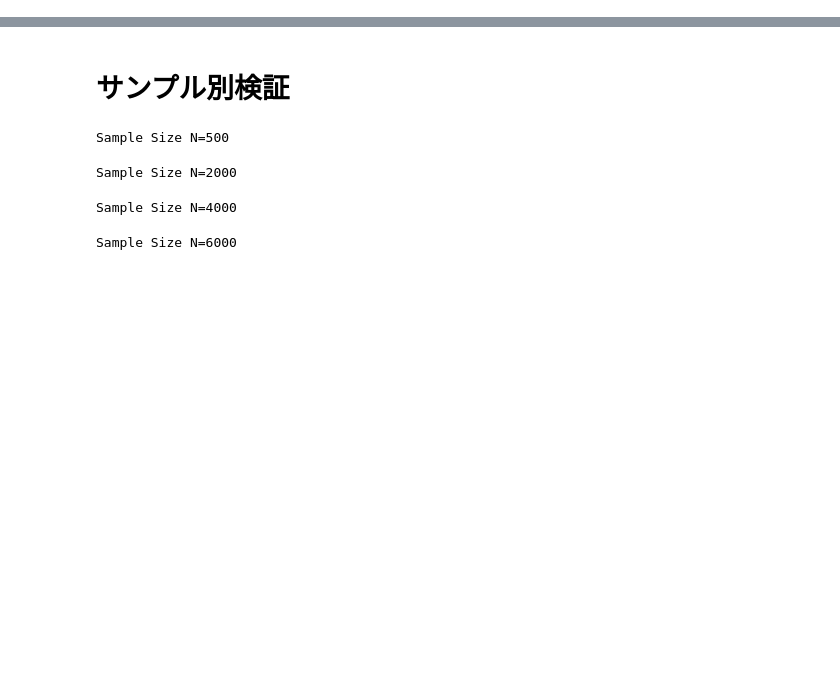
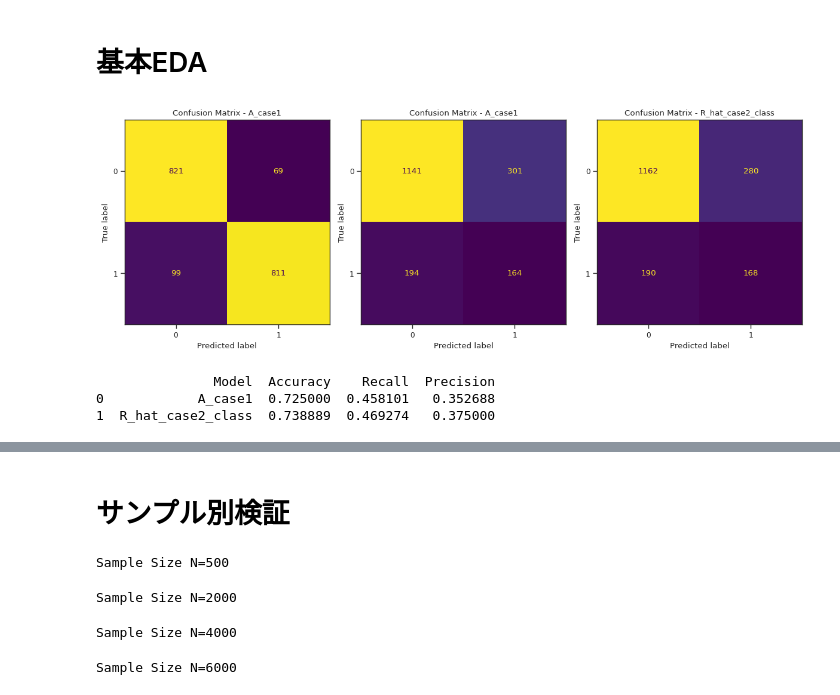
Before and after one commit to MasaAsami/commentary_mjca, a Jupyter notebook: notebooks/mjca_simdata.ipynb, the cells around one changed output, grey strips where cells are left out. Drawn from its saved outputs; the diff is of its cells as text; code cells hidden in the pictures; blank space fills up the shorter version.

```diff
--- a/notebooks/mjca_simdata.ipynb
+++ b/notebooks/mjca_simdata.ipynb
@@ -262,3 +255,5 @@ class MJCA:
         train_features_q_x = train_data[self.feature_cols]
         lgb_train_q_x = lgb.Dataset(train_features_q_x, train_target_q)
         self.model_q_x = lgb.train(params_q, lgb_train_q_x, num_boost_round=100)
+# %% [markdown]
+# 基本EDA
@@ -264,0 +303,51 @@ class MJCA:
+# %%
+from sklearn.metrics import confusion_matrix, accuracy_score, recall_score, precision_score, ConfusionMatrixDisplay
+from sklearn.metrics import roc_curve, roc_auc_score
+# 例: データの読み込み
+
+test_data["R_hat_case2"]
+
+# 混同行列を計算
+conf_matrix_case0 = confusion_matrix(test_data["A"], (test_data["ps_hat"] >= 0.5).astype(int))
+conf_matrix_case1 = confusion_matrix(test_data["R"], test_data["A_case1"])
+conf_matrix_case2 = confusion_matrix(test_data["R"], test_data["R_hat_case2_class"])
+
+# モデルごとの評価指標を計算
+metrics = {
+    "Model": ["A_case1", "R_hat_case2_class"],
+    "Accuracy": [
+        accuracy_score(test_data["R"], test_data["A_case1"]),
+        accuracy_score(test_data["R"], test_data["R_hat_case2_class"]),
+    ],
+    "Recall": [
+        recall_score(test_data["R"], test_data["A_case1"]),
+        recall_score(test_data["R"], test_data["R_hat_case2_class"]),
+    ],
+    "Precision": [
+        precision_score(test_data["R"], test_data["A_case1"]),
+        precision_score(test_data["R"], test_data["R_hat_case2_class"]),
+    ],
+}
+metrics_df = pd.DataFrame(metrics)
+
+# 混同行列のプロット
+fig, axes = plt.subplots(1, 3, figsize=(12, 6))
+ConfusionMatrixDisplay(conf_matrix_case0, display_labels=["0", "1"]).plot(ax=axes[0], colorbar=False)
+axes[0].set_title("Confusion Matrix - A_case1")
+
+ConfusionMatrixDisplay(conf_matrix_case1, display_labels=["0", "1"]).plot(ax=axes[1], colorbar=False)
+axes[1].set_title("Confusion Matrix - A_case1")
+
+ConfusionMatrixDisplay(conf_matrix_case2, display_labels=["0", "1"]).plot(ax=axes[2], colorbar=False)
+axes[2].set_title("Confusion Matrix - R_hat_case2_class")
+
+plt.tight_layout()
+plt.show()
+
+# 評価指標を表示
+print(metrics_df)
+# %% [output]
+[figure, added]
+               Model  Accuracy    Recall  Precision
+0            A_case1  0.725000  0.458101   0.352688
+1  R_hat_case2_class  0.738889  0.469274   0.375000
```
Also changed, not shown: parts of 11 cells of this notebook.
